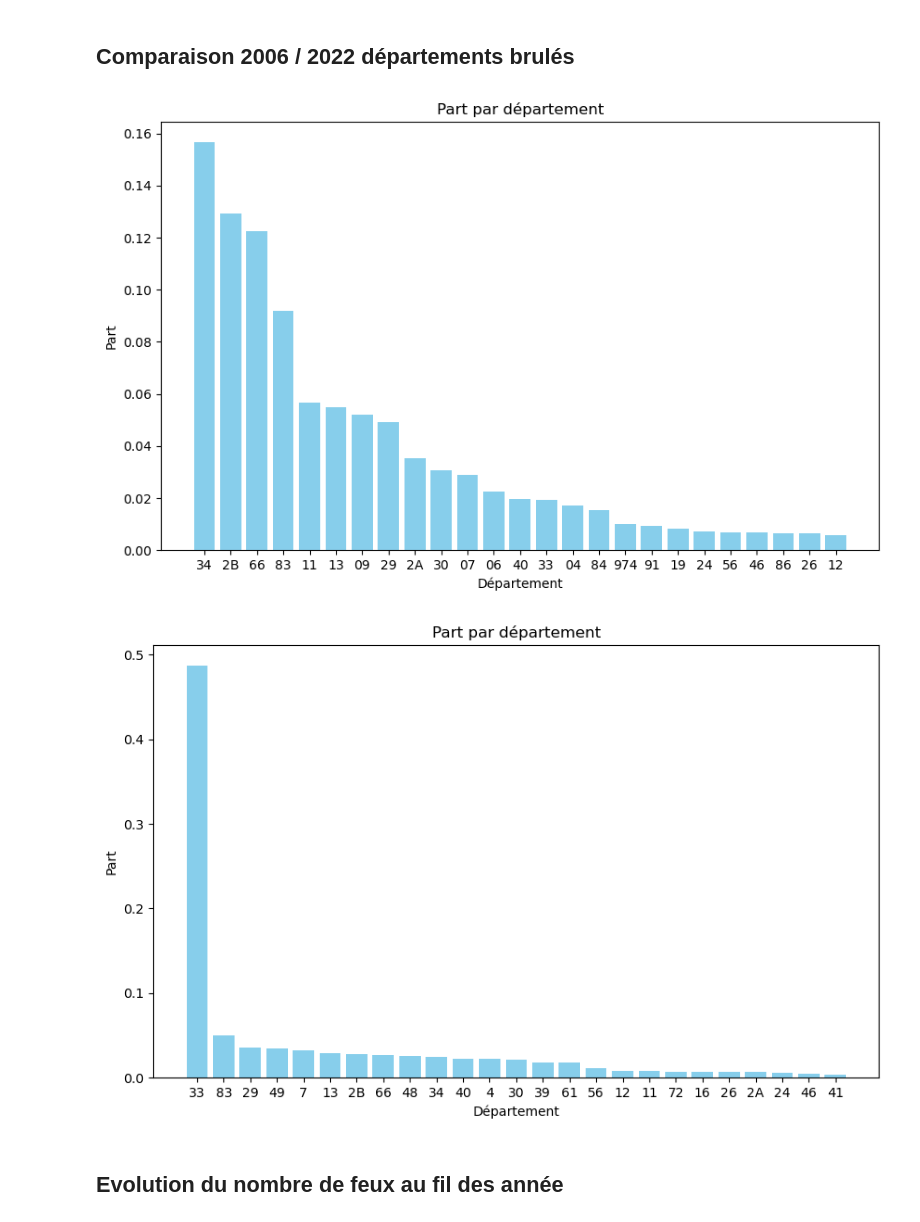
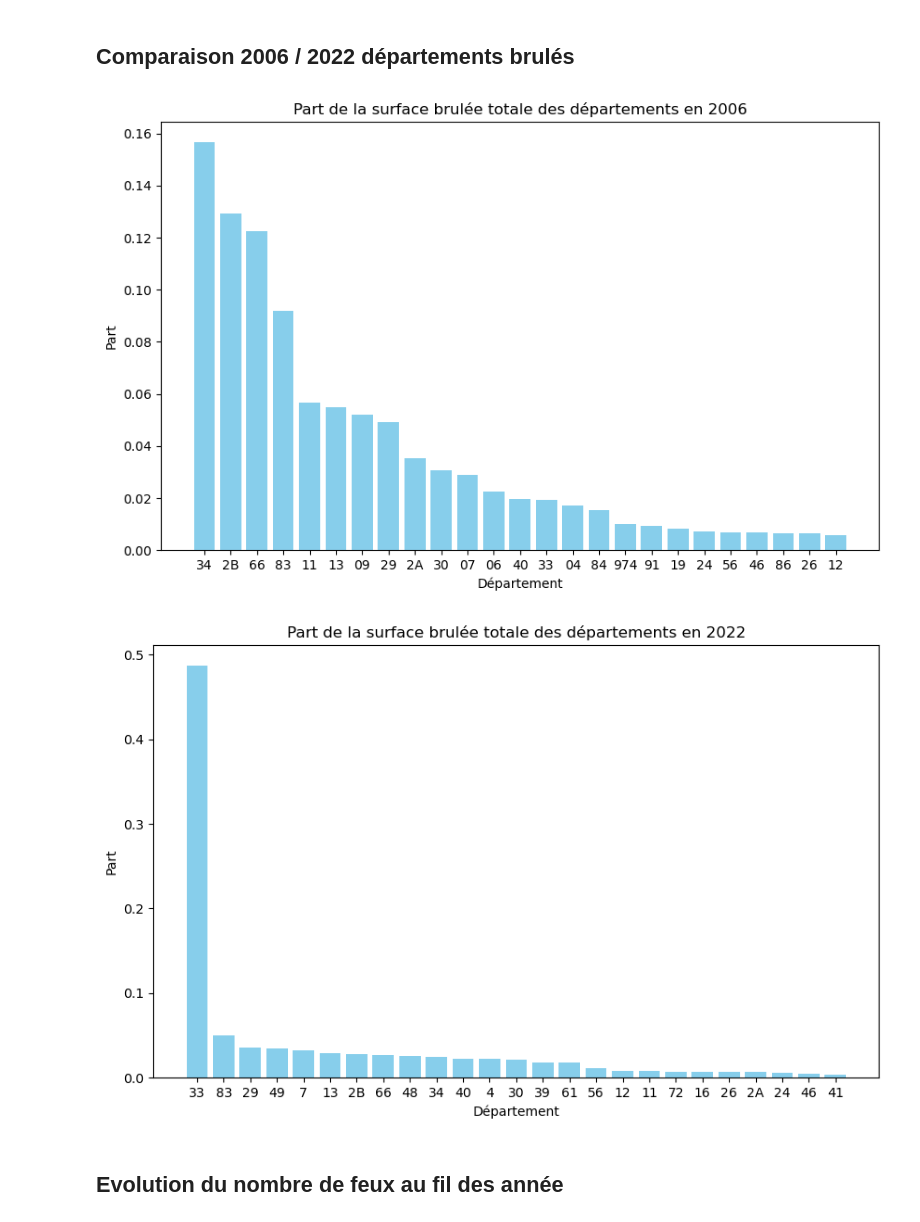
Before and after one commit to jjulietteschneider/Analyse-du-risque-des-feux-de-for-t, a Jupyter notebook: diagrammes.ipynb, the cells around one changed output. Saved outputs shown, nothing was run; the diff lists cells and outputs as text; code cells hidden in the pictures.

```diff
--- a/diagrammes.ipynb
+++ b/diagrammes.ipynb
@@ -49,16 +49,16 @@ df_grouped = df_grouped.head(25)
 # %%
 plt.figure(figsize=(10, 6))
 plt.bar(df_grouped['Département'], df_grouped['Part'], color='skyblue')
 
 # Ajouter des labels et un titre
 plt.xlabel('Département')
 plt.ylabel('Part')
-plt.title('Part par département')
+plt.title('Part de la surface brulée totale des départements en 2006')
 
 # Afficher le diagramme
 plt.show()
 # %% [output]
-[figure, old version]
+[figure, new version]
 # %%
 df_2022 = df[df['Année']==2022]
 # %%
@@ -77,12 +77,12 @@ plt.bar(df_grouped2['Département'], df_grouped2['Part'], color='skyblue')
 # Ajouter des labels et un titre
 plt.xlabel('Département')
 plt.ylabel('Part')
-plt.title('Part par département')
+plt.title('Part de la surface brulée totale des départements en 2022')
 
 # Afficher le diagramme
 plt.show()
 # %% [output]
-[figure, old version]
+[figure, new version]
 # %% [markdown]
 ## Evolution du nombre de feux au fil des année
 # %%
```
Also changed, not shown: parts of 13 cells of this notebook.
